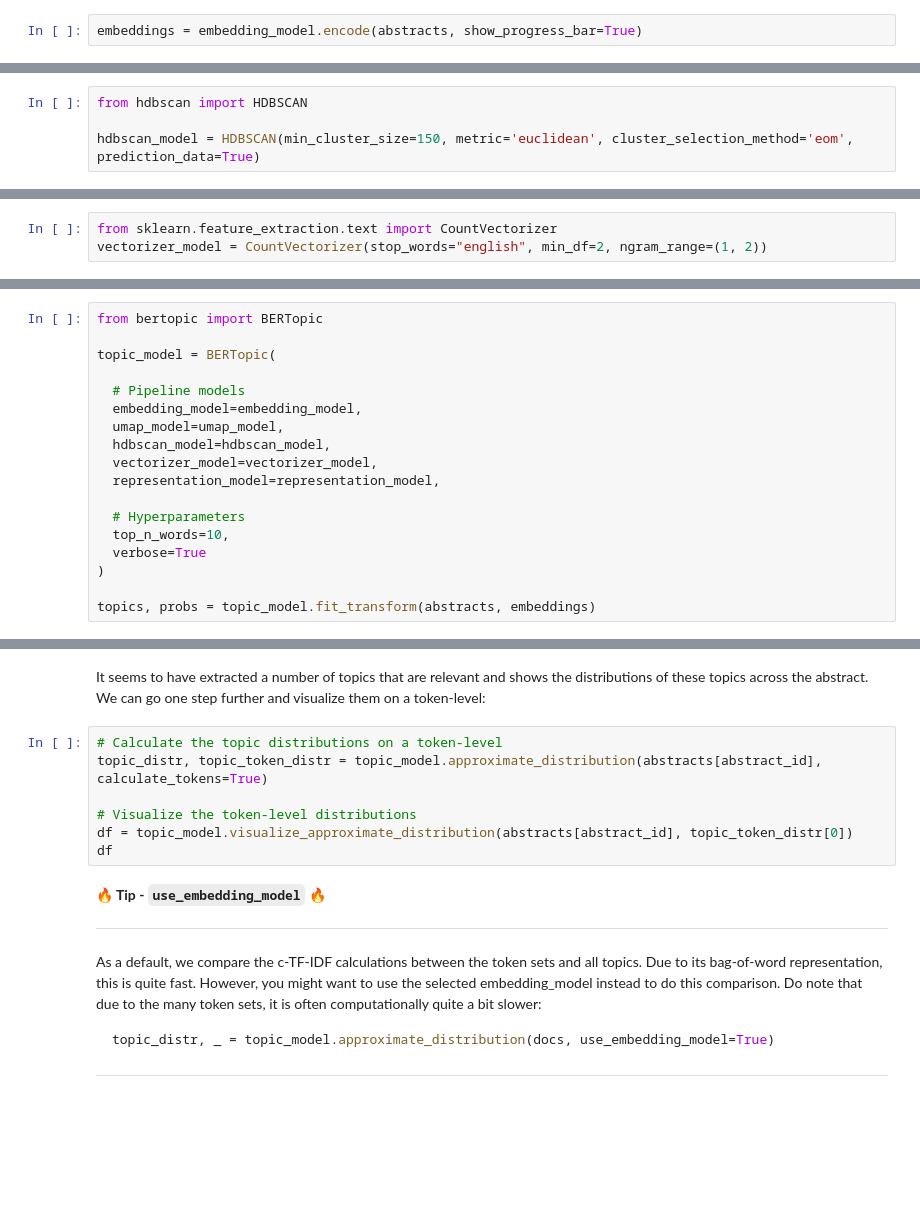
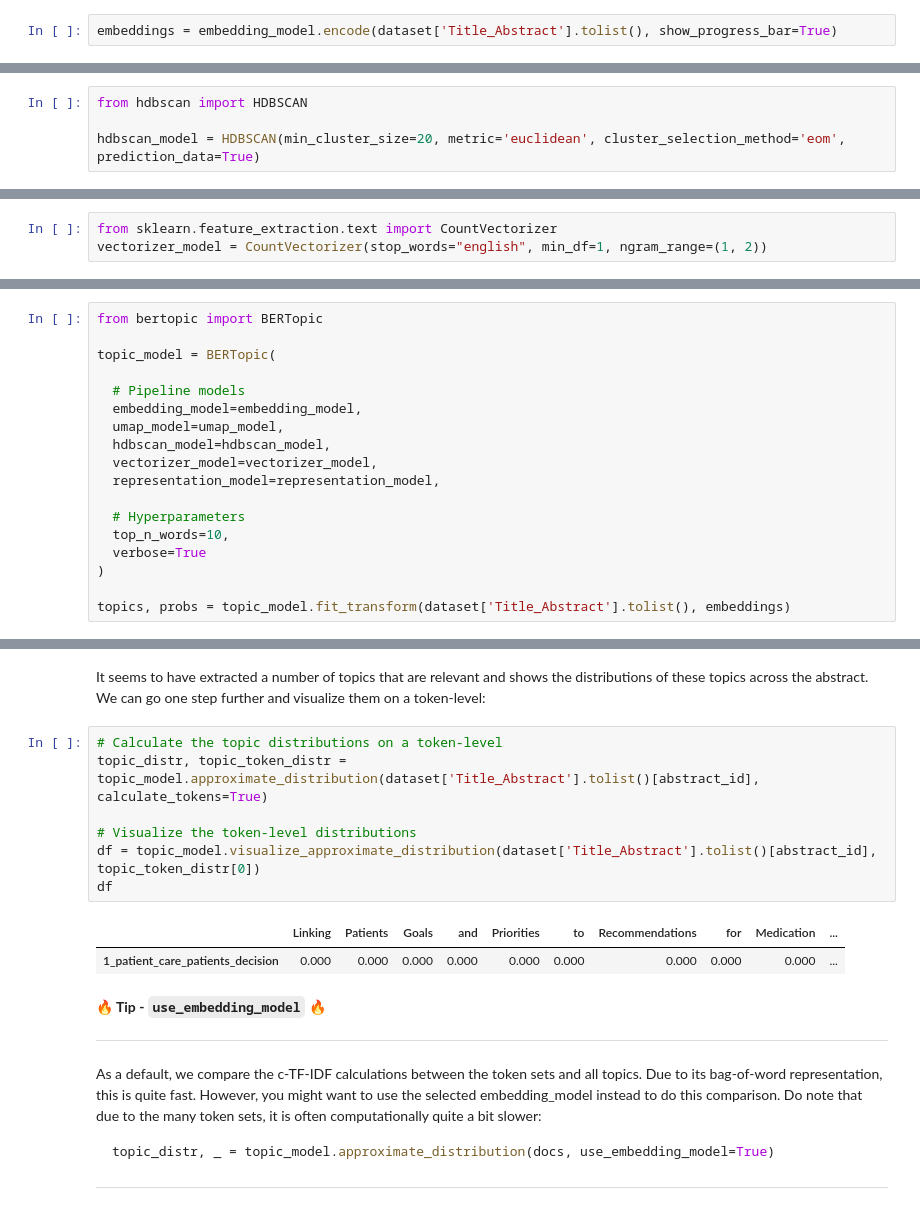
Before and after one commit to Cesar85Hol/papers-class-NLP, a Jupyter notebook: BERTopic_Best_Practices.ipynb, the cells around one changed output, grey strips where cells are left out. Saved outputs shown, nothing was run; the diff lists cells and outputs as text; blank space fills up the shorter version.

```diff
--- a/BERTopic_Best_Practices.ipynb
+++ b/BERTopic_Best_Practices.ipynb
@@ -123,2 +160,2 @@ embedding_model = SentenceTransformer("all-MiniLM-L6-v2")
 # %%
-embeddings = embedding_model.encode(abstracts, show_progress_bar=True)
+embeddings = embedding_model.encode(dataset['Title_Abstract'].tolist(), show_progress_bar=True)
@@ -145,7 +203,7 @@ Here, we will go with `min_topic_size=40` to get around XXX topics.
 # %%
 from hdbscan import HDBSCAN
 
-hdbscan_model = HDBSCAN(min_cluster_size=150, metric='euclidean', cluster_selection_method='eom', prediction_data=True)
+hdbscan_model = HDBSCAN(min_cluster_size=20, metric='euclidean', cluster_selection_method='eom', prediction_data=True)
 # %% [markdown]
 ## **Improving Default Representation**
 The default representation of topics is calculated through [c-TF-IDF](https://maartengr.github.io/BERTopic/algorithm/algorithm.html#5-topic-representation). However, c-TF-IDF is powered by the [CountVectorizer](https://maartengr.github.io/BERTopic/getting_started/vectorizers/vectorizers.html) which converts text into tokens. Using the CountVectorizer, we can do a number of things:
@@ -159,7 +217,7 @@ In other words, we can preprocess the topic representations **after** documents
 Here, we will ignore English stopwords and infrequent words. Moreover, by increasing the n-gram range we will consider topic representations that are made up of one or two words.
 # %%
 from sklearn.feature_extraction.text import CountVectorizer
-vectorizer_model = CountVectorizer(stop_words="english", min_df=2, ngram_range=(1, 2))
+vectorizer_model = CountVectorizer(stop_words="english", min_df=1, ngram_range=(1, 2))
 # %% [markdown]
 ## **Additional Representations**
 Previously, we have tuned the default representation but there are quite a number of [other topic representations](https://maartengr.github.io/BERTopic/getting_started/representation/representation.html) in BERTopic that we can choose from. From [KeyBERTInspired](https://maartengr.github.io/BERTopic/getting_started/representation/representation.html#keybertinspired) and [PartOfSpeech](https://maartengr.github.io/BERTopic/getting_started/representation/representation.html#partofspeech), to [OpenAI's ChatGPT](https://maartengr.github.io/BERTopic/getting_started/representation/llm.html#chatgpt) and [open-source](https://maartengr.github.io/BERTopic/getting_started/representation/llm.html#langchain) alternatives, many representations are possible.
@@ -230,4 +290,4 @@ topic_model = BERTopic(
   verbose=True
 )
 
-topics, probs = topic_model.fit_transform(abstracts, embeddings)
+topics, probs = topic_model.fit_transform(dataset['Title_Abstract'].tolist(), embeddings)
@@ -290,11 +400,14 @@ topic_model.visualize_distribution(topic_distr[abstract_id], custom_labels=True)
 It seems to have extracted a number of topics that are relevant and shows the distributions of these topics across the abstract. We can go one step further and visualize them on a token-level:
 # %%
 # Calculate the topic distributions on a token-level
-topic_distr, topic_token_distr = topic_model.approximate_distribution(abstracts[abstract_id], calculate_tokens=True)
+topic_distr, topic_token_distr = topic_model.approximate_distribution(dataset['Title_Abstract'].tolist()[abstract_id], calculate_tokens=True)
 
 # Visualize the token-level distributions
-df = topic_model.visualize_approximate_distribution(abstracts[abstract_id], topic_token_distr[0])
+df = topic_model.visualize_approximate_distribution(dataset['Title_Abstract'].tolist()[abstract_id], topic_token_distr[0])
 df
+# %% [output]
+|  | Linking | Patients | Goals | and | Priorities | to | Recommendations | for | Medication | ... |
+| 1_patient_care_patients_decision | 0.000 | 0.000 | 0.000 | 0.000 | 0.000 | 0.000 | 0.000 | 0.000 | 0.000 | ... |
 # %% [markdown]
 **🔥 Tip - `use_embedding_model` 🔥**
 ***
```
Also changed, not shown: parts of 20 cells of this notebook.
